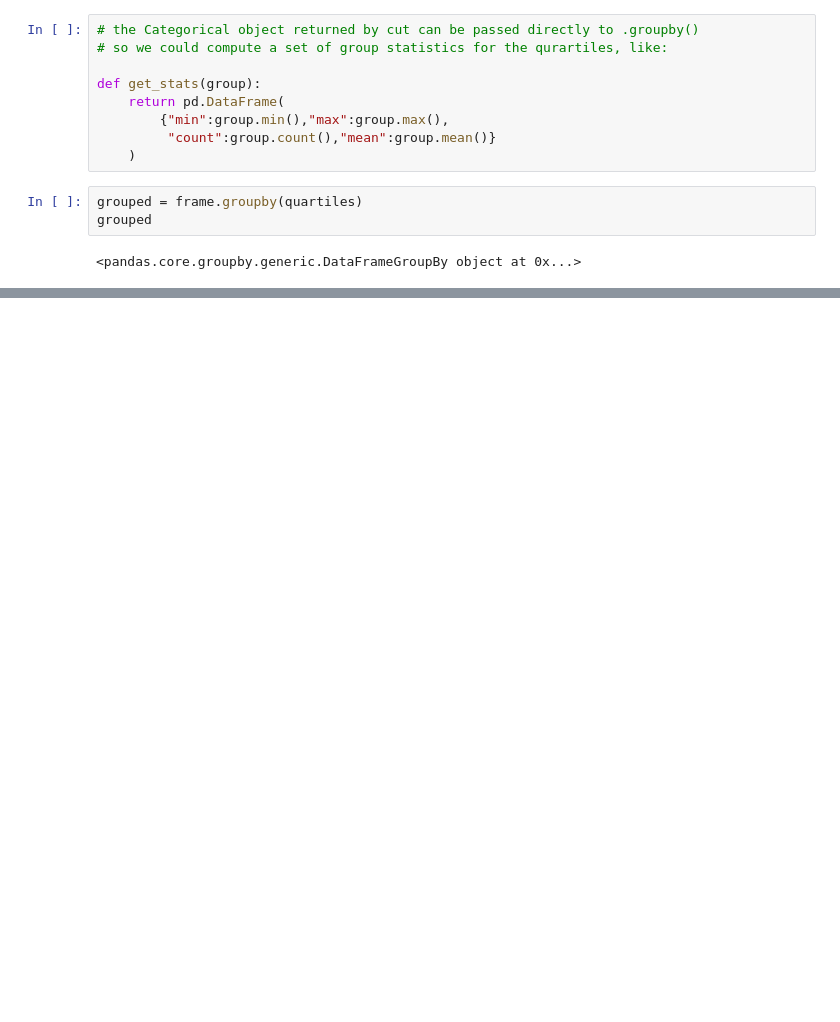
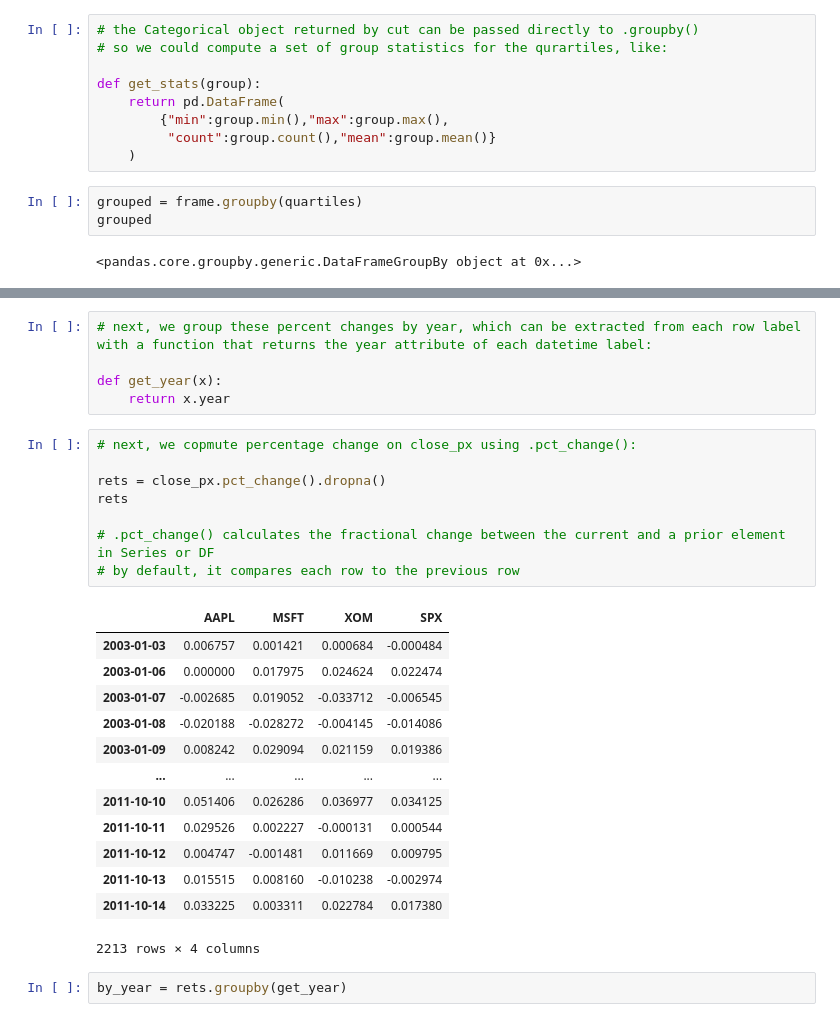
Before and after one commit to jayilpark/Pandas, a Jupyter notebook: PD_practice_ch.10.ipynb, the cells around one changed output, grey strips where cells are left out. Cells and saved outputs as stored; diff of their text form; blank space fills up the shorter version.

```diff
--- a/PD_practice_ch.10.ipynb
+++ b/PD_practice_ch.10.ipynb
@@ -903,0 +1021,29 @@ Name: data1, dtype: int64
+# %%
+# next, we group these percent changes by year, which can be extracted from each row label with a function that returns the year attribute of each datetime label:
+
+def get_year(x):
+    return x.year
+# %%
+# next, we copmute percentage change on close_px using .pct_change():
+
+rets = close_px.pct_change().dropna()
+rets
+
+# .pct_change() calculates the fractional change between the current and a prior element in Series or DF
+# by default, it compares each row to the previous row
+# %% [output]
+|  | AAPL | MSFT | XOM | SPX |
+| 2003-01-03 | 0.006757 | 0.001421 | 0.000684 | -0.000484 |
+| 2003-01-06 | 0.000000 | 0.017975 | 0.024624 | 0.022474 |
+| 2003-01-07 | -0.002685 | 0.019052 | -0.033712 | -0.006545 |
+| 2003-01-08 | -0.020188 | -0.028272 | -0.004145 | -0.014086 |
+| 2003-01-09 | 0.008242 | 0.029094 | 0.021159 | 0.019386 |
+| ... | ... | ... | ... | ... |
+| 2011-10-10 | 0.051406 | 0.026286 | 0.036977 | 0.034125 |
+| 2011-10-11 | 0.029526 | 0.002227 | -0.000131 | 0.000544 |
+| 2011-10-12 | 0.004747 | -0.001481 | 0.011669 | 0.009795 |
+| 2011-10-13 | 0.015515 | 0.008160 | -0.010238 | -0.002974 |
+| 2011-10-14 | 0.033225 | 0.003311 | 0.022784 | 0.017380 |
+2213 rows × 4 columns
+# %%
+by_year = rets.groupby(get_year)
```
Also changed, not shown: parts of 98 cells of this notebook.
